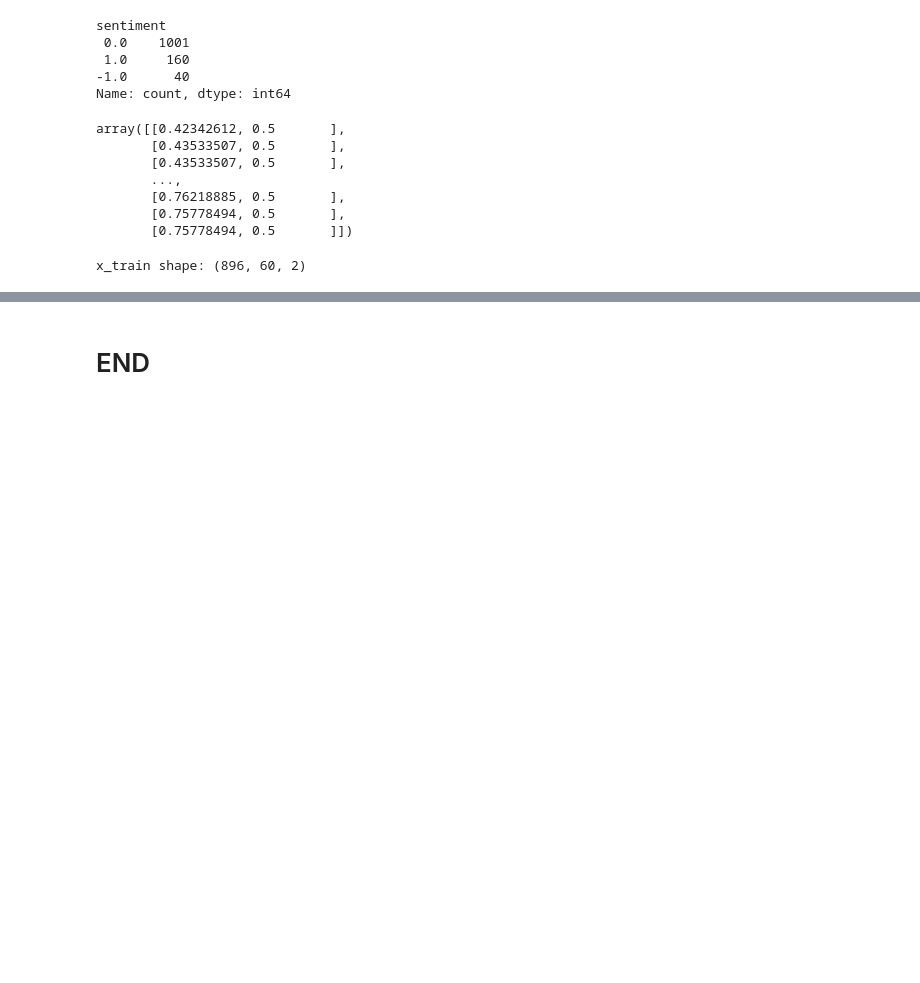
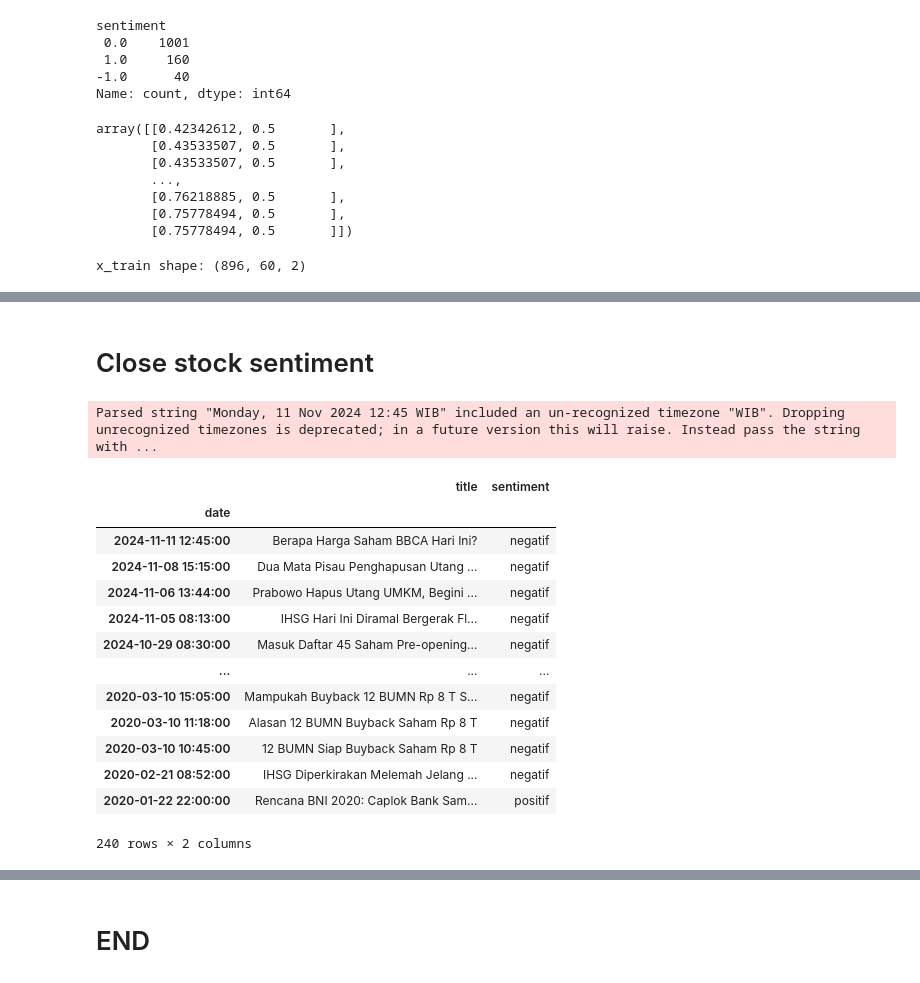
Before and after one commit to vannndar/Generative-AI-Saham, a Jupyter notebook: yfinance/lstmStockOnly bbni.ipynb, the cells around one changed output, grey strips where cells are left out. Cells and saved outputs as stored; diff of their text form; code cells hidden in the pictures; blank space fills up the shorter version.

Commit message:
feat: add clsoe stock sentiment

```diff
--- a/yfinance/lstmStockOnly bbni.ipynb
+++ b/yfinance/lstmStockOnly bbni.ipynb
@@ -1362,3 +1372,52 @@ fig.update_layout(title='Model',
                         xaxis_title='Date',
                         yaxis_title='Close Price USD ($)')
 fig.show()
+# %% [markdown]
+# Close stock sentiment
+# %%
+# Define a mapping for Indonesian weekdays and months to English equivalents
+indonesian_weekdays = {
+    "Senin": "Monday", "Selasa": "Tuesday", "Rabu": "Wednesday",
+    "Kamis": "Thursday", "Jumat": "Friday", "Sabtu": "Saturday", "Minggu": "Sunday"
+}
+indonesian_months = {
+    "Jan": "Jan", "Feb": "Feb", "Mar": "Mar", "Apr": "Apr", "Mei": "May",
+    "Jun": "Jun", "Jul": "Jul", "Agu": "Aug", "Sep": "Sep", "Okt": "Oct",
+    "Nov": "Nov", "Des": "Dec"
+}
+# %%
+import pandas as pd
+
+
+news = pd.read_csv('Data/BBNI DAVIN  - BBNI CLOSE.csv')
+news = news[['publish_date', 'title', 'sentiment']]
+
+# Replace Indonesian weekdays and months with English equivalents
+for indo_day, eng_day in indonesian_weekdays.items():
+    news['publish_date'] = news['publish_date'].str.replace(indo_day, eng_day, regex=False)
+for indo_month, eng_month in indonesian_months.items():
+    news['publish_date'] = news['publish_date'].str.replace(indo_month, eng_month, regex=False)
+
+news = news.rename(columns={'publish_date': 'date'})
+news['date'] = pd.to_datetime(news['date'])
+news = news.set_index('date')
+
+news = news[news.index >= '2019-12-17']
+
+news
+# %% [output]
+Parsed string "Monday, 11 Nov 2024 12:45 WIB" included an un-recognized timezone "WIB". Dropping unrecognized timezones is deprecated; in a future version this will raise. Instead pass the string with ...
+|  | title | sentiment |
+| date |  |  |
+| 2024-11-11 12:45:00 | Berapa Harga Saham BBCA Hari Ini? | negatif |
+| 2024-11-08 15:15:00 | Dua Mata Pisau Penghapusan Utang ... | negatif |
+| 2024-11-06 13:44:00 | Prabowo Hapus Utang UMKM, Begini ... | negatif |
+| 2024-11-05 08:13:00 | IHSG Hari Ini Diramal Bergerak Fl... | negatif |
+| 2024-10-29 08:30:00 | Masuk Daftar 45 Saham Pre-opening... | negatif |
+| ... | ... | ... |
+| 2020-03-10 15:05:00 | Mampukah Buyback 12 BUMN Rp 8 T S... | negatif |
+| 2020-03-10 11:18:00 | Alasan 12 BUMN Buyback Saham Rp 8 T | negatif |
+| 2020-03-10 10:45:00 | 12 BUMN Siap Buyback Saham Rp 8 T | negatif |
+| 2020-02-21 08:52:00 | IHSG Diperkirakan Melemah Jelang ... | negatif |
+| 2020-01-22 22:00:00 | Rencana BNI 2020: Caplok Bank Sam... | positif |
+240 rows × 2 columns
```
Also changed, not shown: parts of 34 cells of this notebook, 8 other files.
